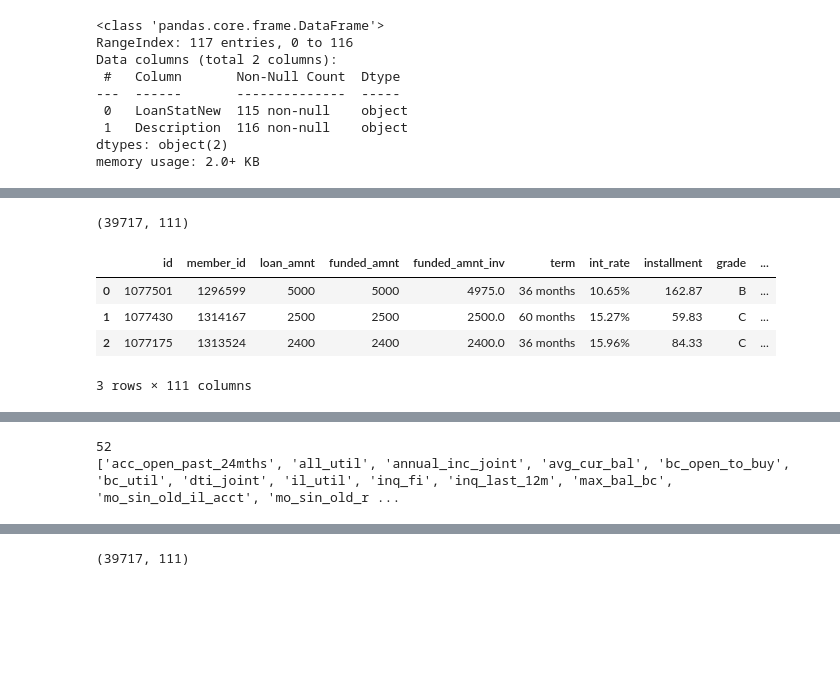
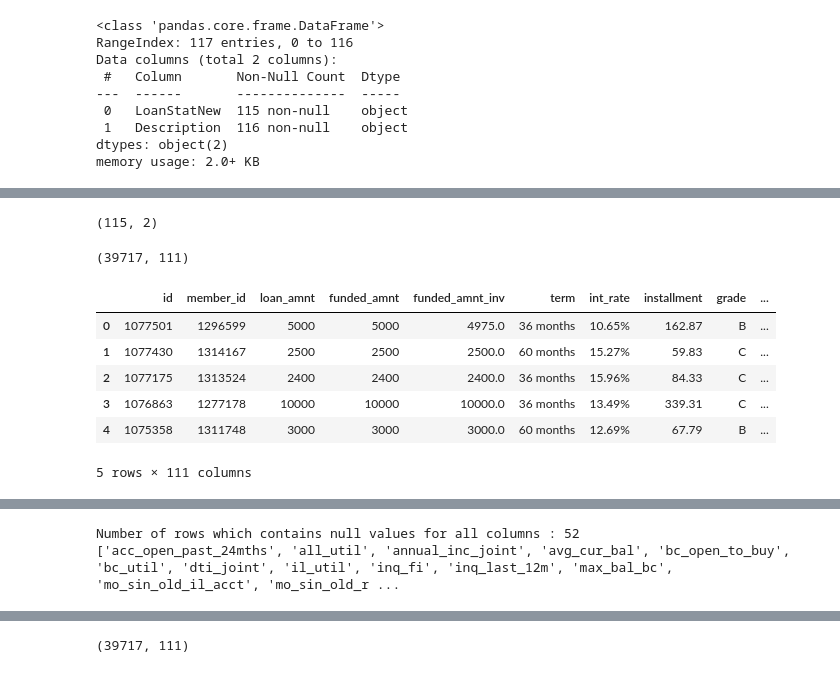
Before and after one commit to saurabhbhargava6/Lending-Case-Study, a Jupyter notebook: LendingClub_CaseStudy.ipynb, the cells around one changed output, grey strips where cells are left out. Drawn from its saved outputs; the diff is of its cells as text; code cells hidden in the pictures; blank space fills up the shorter version.

```diff
--- a/LendingClub_CaseStudy.ipynb
+++ b/LendingClub_CaseStudy.ipynb
@@ -113,15 +184,21 @@ memory usage: 2.0+ KB
+# %%
+data_dict.shape
+# %% [output]
+(115, 2)
 # %%
 df.shape
 # %% [output]
 (39717, 111)
 # %%
-df.head(3)
+df.head(5)
 # %% [output]
 |  | id | member_id | loan_amnt | funded_amnt | funded_amnt_inv | term | int_rate | installment | grade | ... |
 | 0 | 1077501 | 1296599 | 5000 | 5000 | 4975.0 | 36 months | 10.65% | 162.87 | B | ... |
 | 1 | 1077430 | 1314167 | 2500 | 2500 | 2500.0 | 60 months | 15.27% | 59.83 | C | ... |
 | 2 | 1077175 | 1313524 | 2400 | 2400 | 2400.0 | 36 months | 15.96% | 84.33 | C | ... |
+| 3 | 1076863 | 1277178 | 10000 | 10000 | 10000.0 | 36 months | 13.49% | 339.31 | C | ... |
+| 4 | 1075358 | 1311748 | 3000 | 3000 | 3000.0 | 60 months | 12.69% | 67.79 | B | ... |
-3 rows × 111 columns
+5 rows × 111 columns
 # %%
 df.info(verbose=True, show_counts=True)
 # %% [output]
@@ -143,9 +220,8 @@ Data columns (total 111 columns):
 dtypes: float64(74), int64(13), object(24)
 memory usage: 33.6+ MB
 # %%
+#now from dict fetch columns and find all columsn in loans data which null values for all columns and drop them
 columns = data_dict.LoanStatNew
-columns = columns.dropna()
-
 null_columns = []
 
 for col in columns:
@@ -155,10 +231,10 @@ for col in columns:
     except :
         pass
 
-print(len(null_columns))
+print("Number of rows which contains null values for all columns :", len(null_columns))
 print(null_columns)
 # %% [output]
-52
+Number of rows which contains null values for all columns : 52
 ['acc_open_past_24mths', 'all_util', 'annual_inc_joint', 'avg_cur_bal', 'bc_open_to_buy', 'bc_util', 'dti_joint', 'il_util', 'inq_fi', 'inq_last_12m', 'max_bal_bc', 'mo_sin_old_il_acct', 'mo_sin_old_r ...
 # %%
 # Drop the null / nan columns
```
Also changed, not shown: parts of 14 cells of this notebook, 1 other file.
